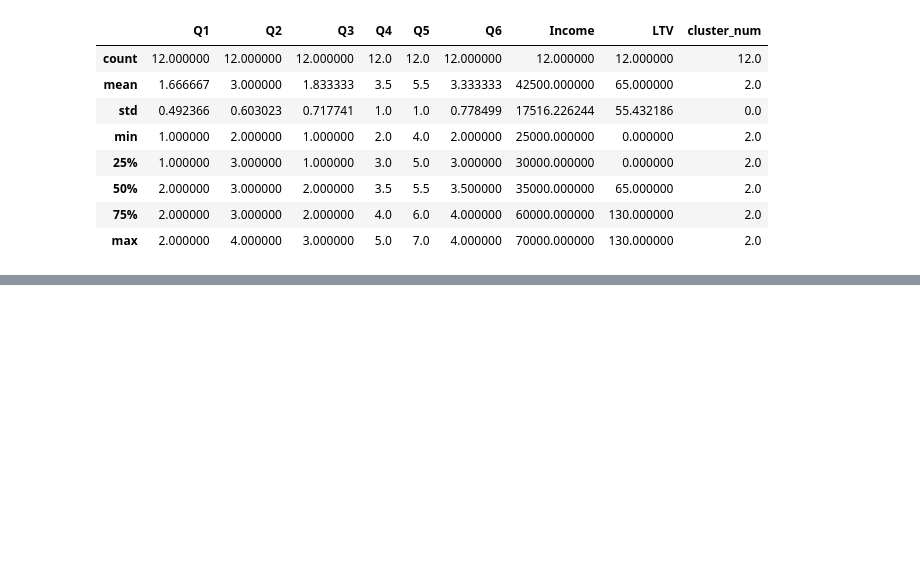
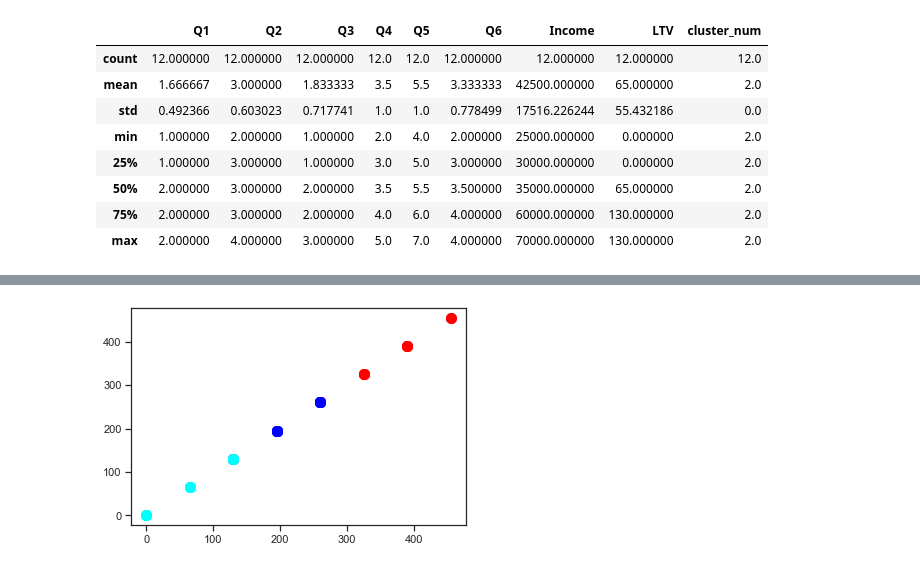
Before and after one commit to ajbattan/marketing_analytics, a Jupyter notebook: Survey_Cluster_Analysis.ipynb, the cells around one changed output, grey strips where cells are left out. Cells and saved outputs as stored; diff of their text form; code cells hidden in the pictures; blank space fills up the shorter version.

```diff
--- a/Survey_Cluster_Analysis.ipynb
+++ b/Survey_Cluster_Analysis.ipynb
@@ -165,0 +186,7 @@ df_c3.describe()
+# %%
+plt.scatter(df_c1.LTV, df_c1.LTV, s=100, c='red', label ='Cluster 1')
+plt.scatter(df_c2.LTV, df_c2.LTV, s=100, c='blue', label ='Cluster 2')
+plt.scatter(df_c3.LTV, df_c3.LTV, s=100, c='cyan', label ='Cluster 3')
+plt.show()
+# %% [output]
+[figure, added]
```
Also changed, not shown: parts of 5 cells of this notebook.
